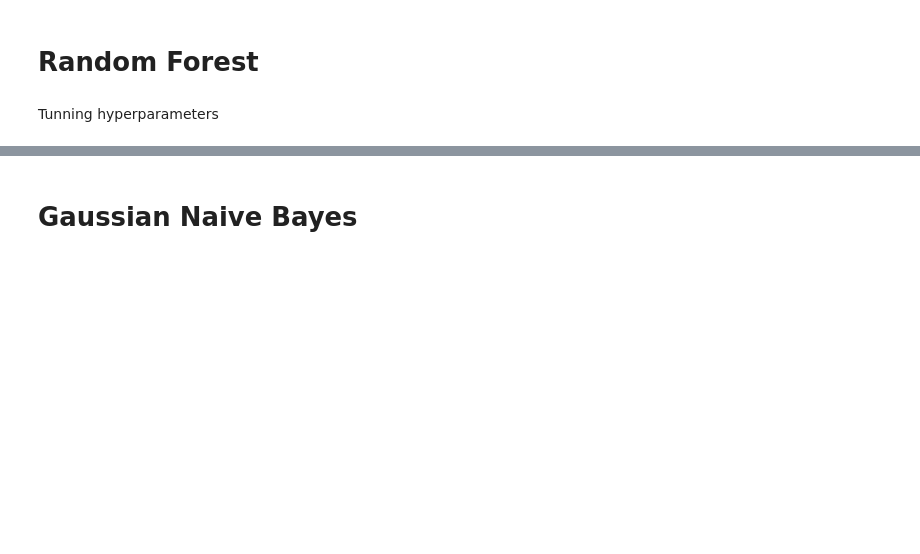
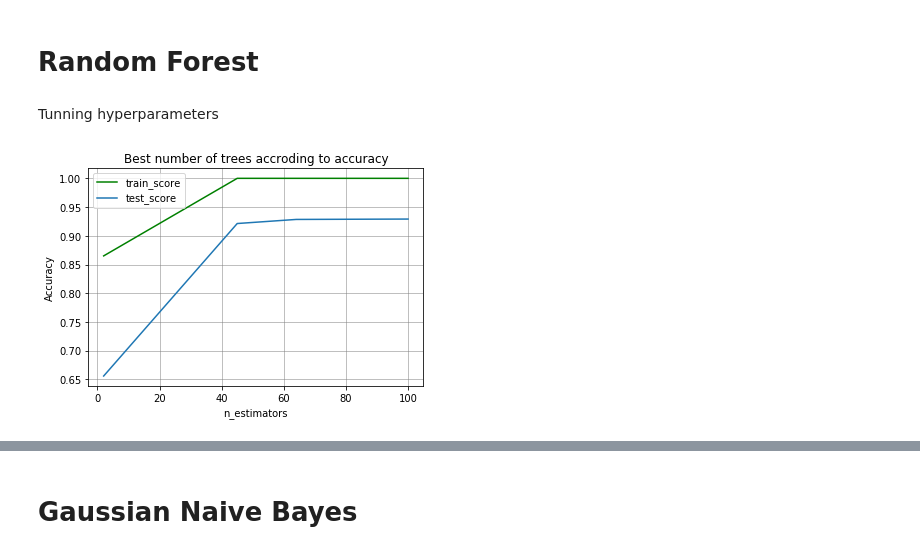
Before and after one commit to albertturcu/mandatory-datascience, a Jupyter notebook: humanactivity.ipynb, the cells around one changed output, grey strips where cells are left out. Cells and saved outputs as stored; diff of their text form; code cells hidden in the pictures; blank space fills up the shorter version.

```diff
--- a/humanactivity.ipynb
+++ b/humanactivity.ipynb
@@ -230,0 +213,27 @@ for n in n_estimators:
+# %%
+def plot_hyperparameters(param):
+    fig, ax = plt.subplots()
+    ax.plot( param, accuracy_train, color='green', label='train_score')
+    ax.plot( param, accuracy_test, label='test_score')
+
+    ax.set(xlabel='n_estimators', ylabel='Accuracy',
+           title='Best number of trees accroding to accuracy')
+    ax.grid(linestyle='-', linewidth='0.5', color='grey')
+    ax.legend()
+    plt.show()
+# %%
+from sklearn.metrics import accuracy_score
+#number of trees
+n_estimators = [2, 45, 64, 100]
+accuracy_train =[]
+accuracy_test =[]
+for n in n_estimators:
+    rfc = RandomForestClassifier(n_estimators=n)
+    rfc.fit(X_train, y_train)
+    rfc_pred_test = rfc.predict(X_test)
+    rfc_pred_train = rfc.predict(X_train)
+    accuracy_train.append(accuracy_score(y_train,rfc_pred_train))
+    accuracy_test.append(accuracy_score(y_test,rfc_pred_test))
+plot_hyperparameters(n_estimators)
+# %% [output]
+[figure, added]
```
Also changed, not shown: parts of 18 cells of this notebook, 1 other file.
